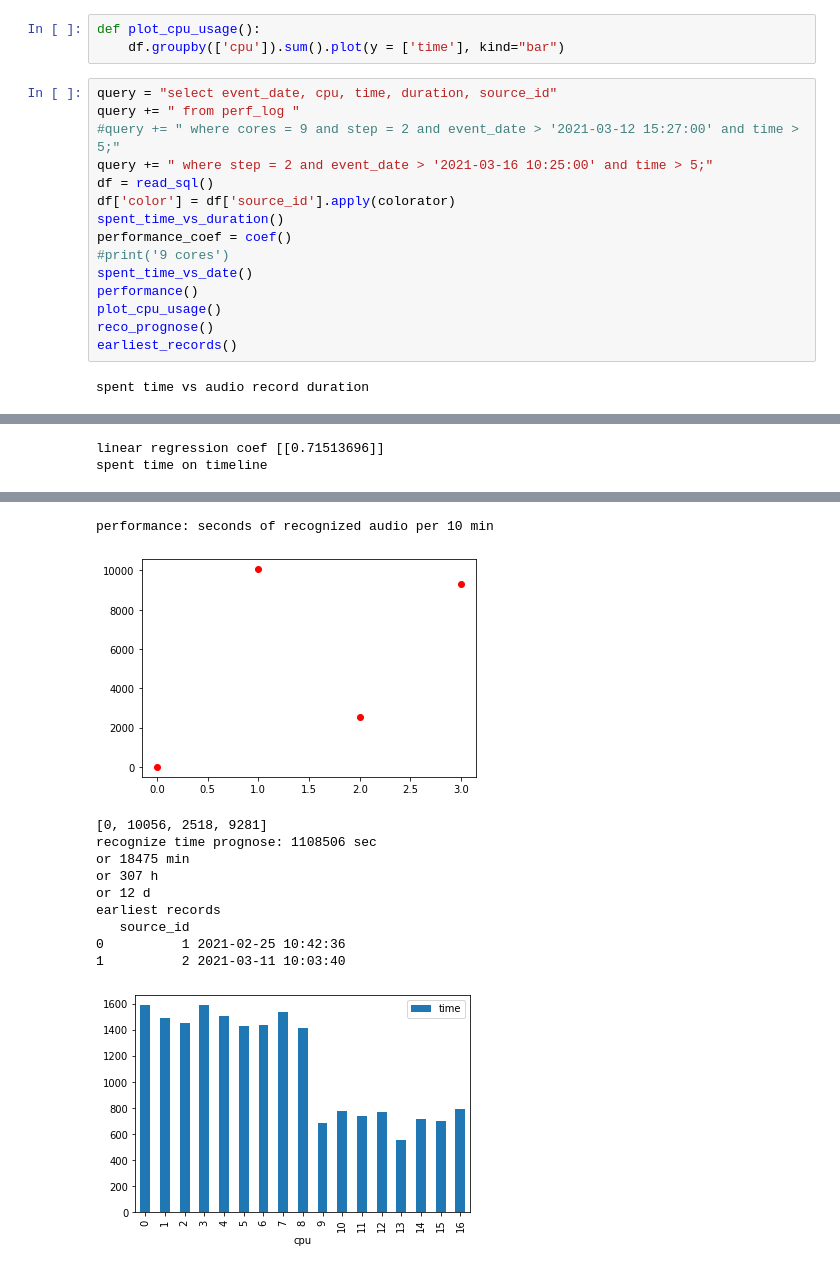
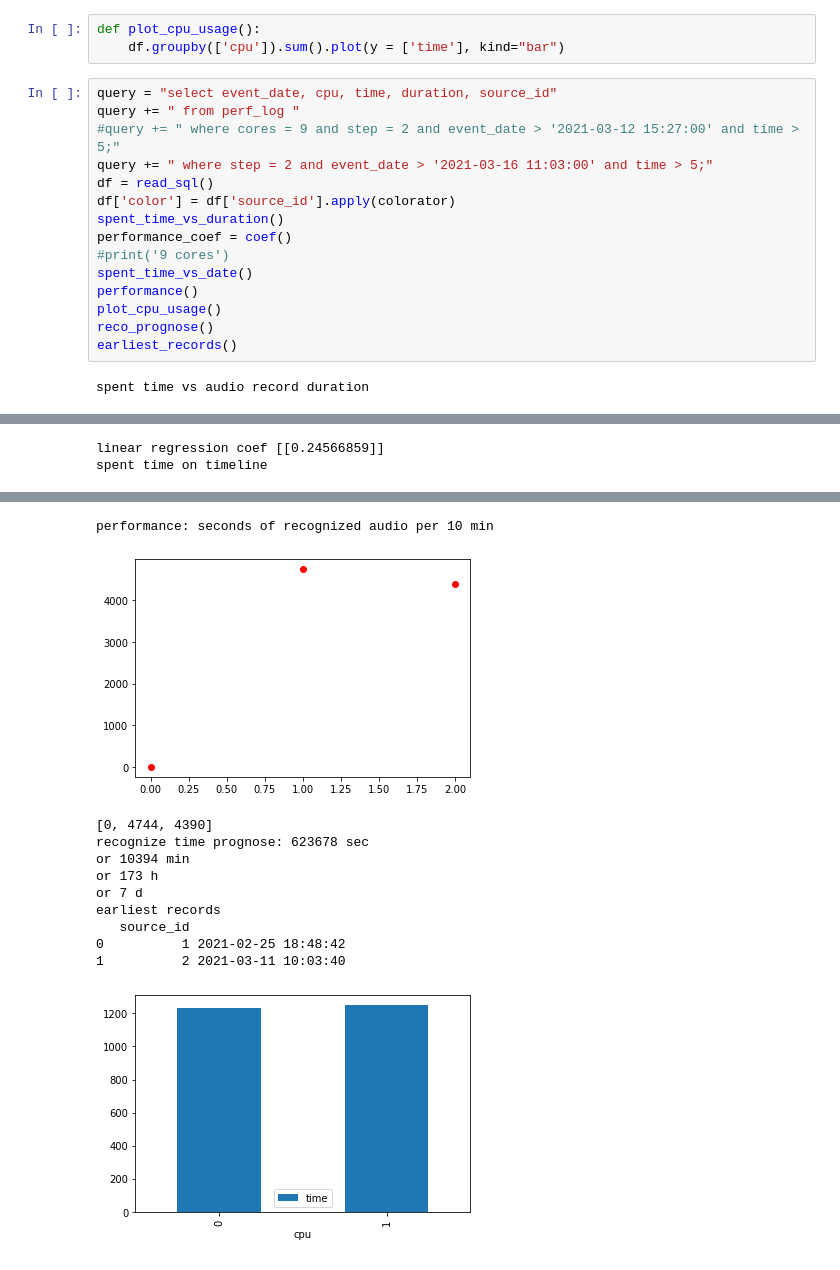
Before and after one commit to format37/call_centre_stt_server, a Jupyter notebook: performance_report.ipynb, the cells around one changed output, grey strips where cells are left out. Cells and saved outputs as stored; diff of their text form.

```diff
--- a/performance_report.ipynb
+++ b/performance_report.ipynb
@@ -93,7 +93,7 @@ def plot_cpu_usage():
 query = "select event_date, cpu, time, duration, source_id"
 query += " from perf_log "
 #query += " where cores = 9 and step = 2 and event_date > '2021-03-12 15:27:00' and time > 5;"
-query += " where step = 2 and event_date > '2021-03-16 10:25:00' and time > 5;"
+query += " where step = 2 and event_date > '2021-03-16 11:03:00' and time > 5;"
 df = read_sql()
 df['color'] = df['source_id'].apply(colorator)
 spent_time_vs_duration()
@@ -111,2 +111,2 @@ spent time vs audio record duration
-linear regression coef [[0.71513696]]
+linear regression coef [[0.24566859]]
 spent time on timeline
@@ -114,12 +114,12 @@ spent time on timeline
 performance: seconds of recognized audio per 10 min
-[figure, old version]
+[figure, new version]
-[0, 10056, 2518, 9281]
-recognize time prognose: 1108506 sec
-or 18475 min
-or 307 h
-or 12 d
+[0, 4744, 4390]
+recognize time prognose: 623678 sec
+or 10394 min
+or 173 h
+or 7 d
 earliest records
    source_id
-0          1 2021-02-25 10:42:36
+0          1 2021-02-25 18:48:42
 1          2 2021-03-11 10:03:40
-[figure, old version]
+[figure, new version]
```
Also changed, not shown: parts of 1 cell of this notebook, 2 other files.
